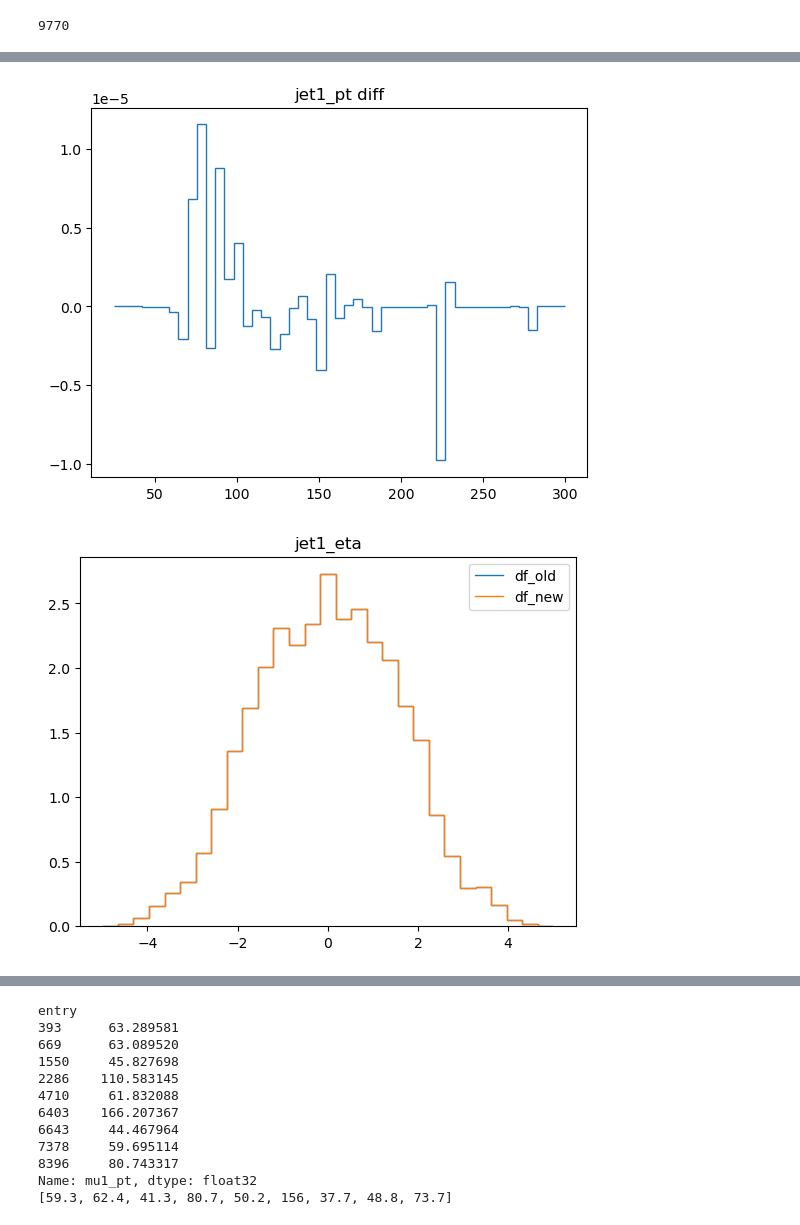
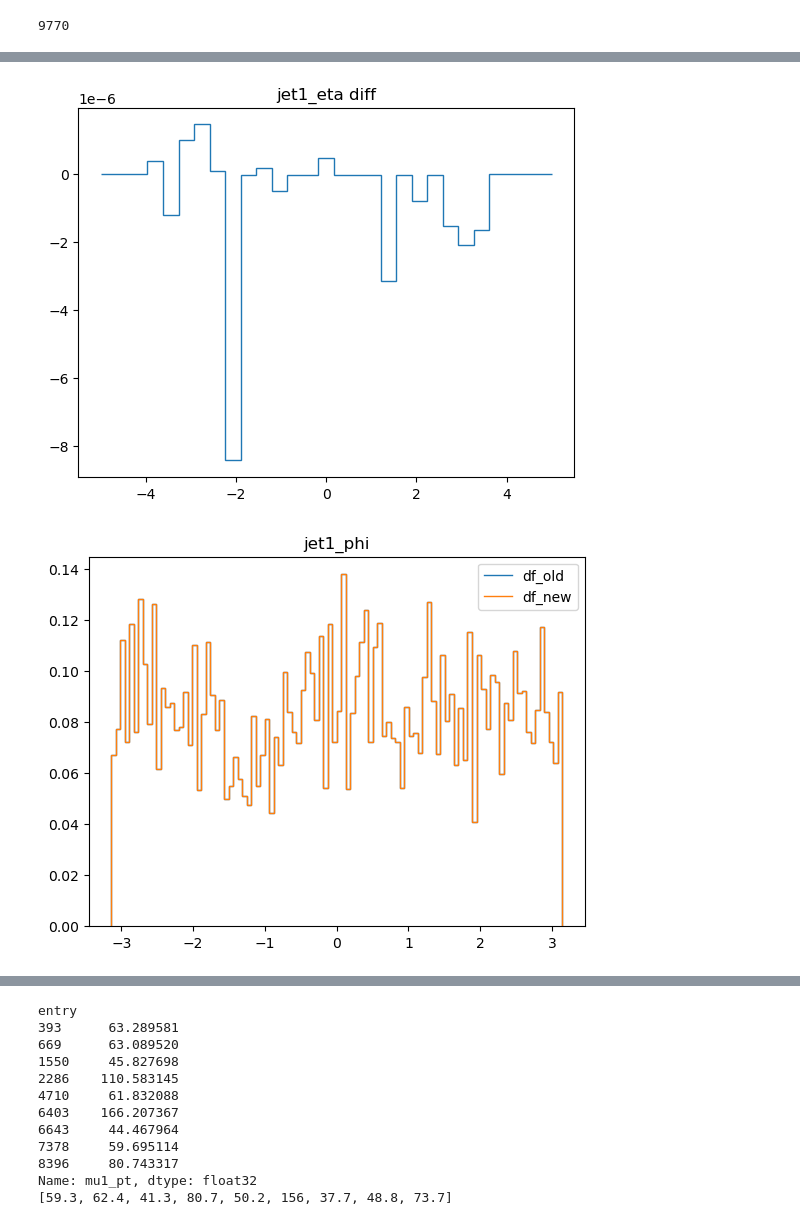
Before and after one commit to ram1123/copperheadV2, a Jupyter notebook: quick_tests/quick_validation_comparison.ipynb, the cells around one changed output, grey strips where cells are left out. Saved outputs shown, nothing was run; the diff lists cells and outputs as text; code cells hidden in the pictures.

```diff
--- a/quick_tests/quick_validation_comparison.ipynb
+++ b/quick_tests/quick_validation_comparison.ipynb
@@ -522,7 +526,8 @@ binning_map = {
 # var = "jet1_pt"
 # variables = ["mu1_pt", "mu2_pt", "dimuon_mass"]
 variables = ["mu1_pt","mu1_eta", "mu1_phi",
-             "jet1_mass", "jet1_pt", "jet1_eta", "jet1_phi"
+             # "jet1_mass",
+             "jet1_pt", "jet1_eta", "jet1_phi"
             ]
 weights_old = df_old["weights"].compute()
 weights_new = ak.to_numpy(df_new["weights"].compute())
@@ -566,2 +571,2 @@ for var in variables:
-[figure, old version]
+[figure, new version]
-[figure, old version]
+[figure, new version]
```
Also changed, not shown: parts of 3 cells of this notebook, 4 other files.
